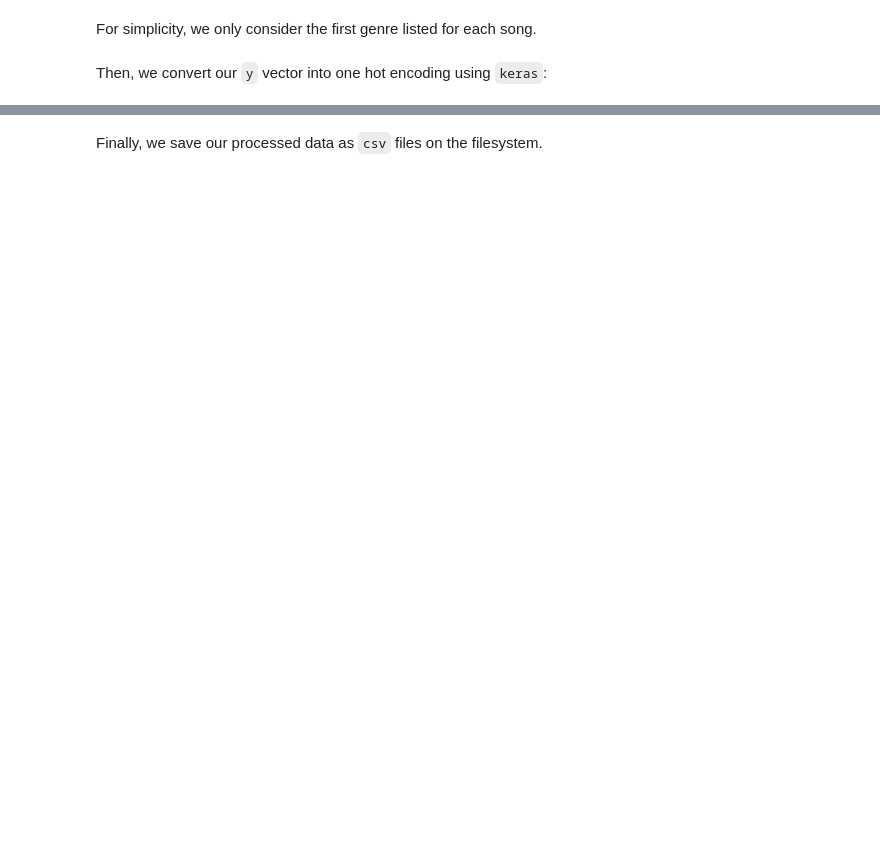
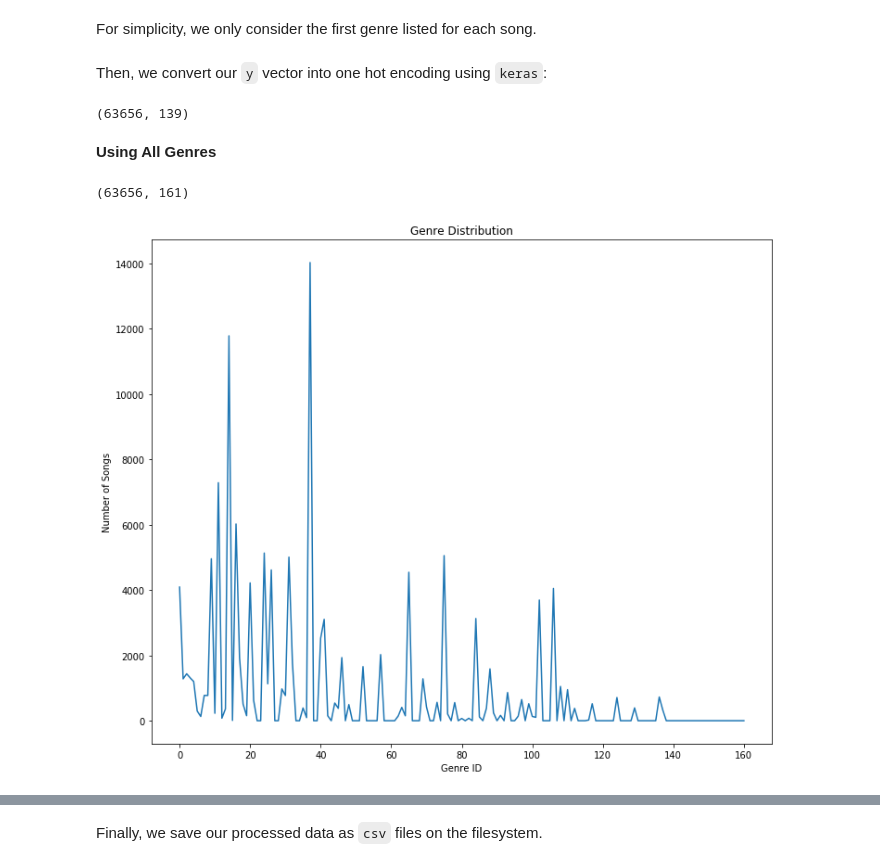
Before and after one commit to rocky1638/music-genre-analysis, a Jupyter notebook: preprocessing.ipynb, the cells around one changed output, grey strips where cells are left out. Saved outputs shown, nothing was run; the diff lists cells and outputs as text; code cells hidden in the pictures; blank space fills up the shorter version.

```diff
--- a/preprocessing.ipynb
+++ b/preprocessing.ipynb
@@ -10,10 +11,15 @@ import utils
 # %% [markdown]
 First, we load in our data set with the `utils` helpers that are provided along with the dataset that can be found [here](https://github.com/mdeff/fma).
 # %%
-tracks = utils.load('./fma_metadata/tracks.csv', nrows=100)
-features = utils.load('./fma_metadata/features.csv', nrows=100)
+tracks = utils.load('./fma_metadata/tracks.csv')
+features = utils.load('./fma_metadata/features.csv')
 # %% [markdown]
 Then, we filter down the tracks DataFrame to only the `track_id` and `genres`.
 # %%
 # dataframe with only track_id and genre ids
 trackid_genres = tracks['track'].filter(['track_id', 'genres'])
+
+# remove songs that don't have genres
+trackid_genres = trackid_genres[trackid_genres['genres'].map(len) > 0]
+# remove songs with a genre over 161 (why is this even a thing)
+trackid_genres = trackid_genres[trackid_genres['genres'].map(max) < 161]
@@ -29,5 +39,35 @@ y_total = reduceGenres(trackid_genres.values)
 # %% [markdown]
 Then, we convert our `y` vector into one hot encoding using `keras`:
 # %%
-y_total_onehot = keras.utils.to_categorical(y_total)
+y_total_onehot_single = keras.utils.to_categorical(y_total_single)
+y_total_onehot_single.shape
+# %% [output]
+(63656, 139)
+# %% [markdown]
+**Using All Genres**
+# %%
+y_total_onehot_multiple = np.zeros((trackid_genres.shape[0], 161)) # m trials, n columns/output layer units
+for i in range(trackid_genres.values.shape[0]):
+    genres = trackid_genres.values[i][0]
+    vector = np.zeros(161)
+    for genre in genres:
+        vector[genre-1] = 1
+
+    y_total_onehot_multiple[i] = vector
+# %%
+print(y_total_onehot_multiple.shape)
+# %% [output]
+(63656, 161)
+# %%
+# distribution of genres
+genre_distribution = np.sum(y_total_onehot_multiple, axis=0)
+
+plt.plot(genre_distribution)
+plt.ylabel('Number of Songs')
+plt.xlabel('Genre ID')
+plt.title('Genre Distribution')
+plt.rcParams["figure.figsize"] = [12,12]
+plt.show()
+# %% [output]
+[figure, added]
 # %%
```
Also changed, not shown: parts of 8 cells of this notebook, 1 other file.
